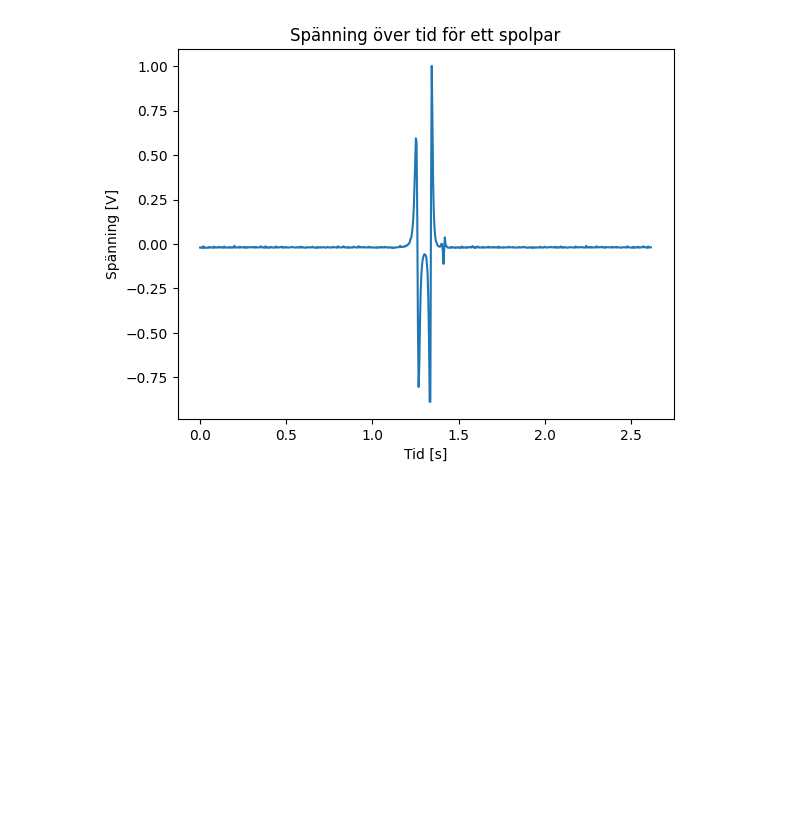
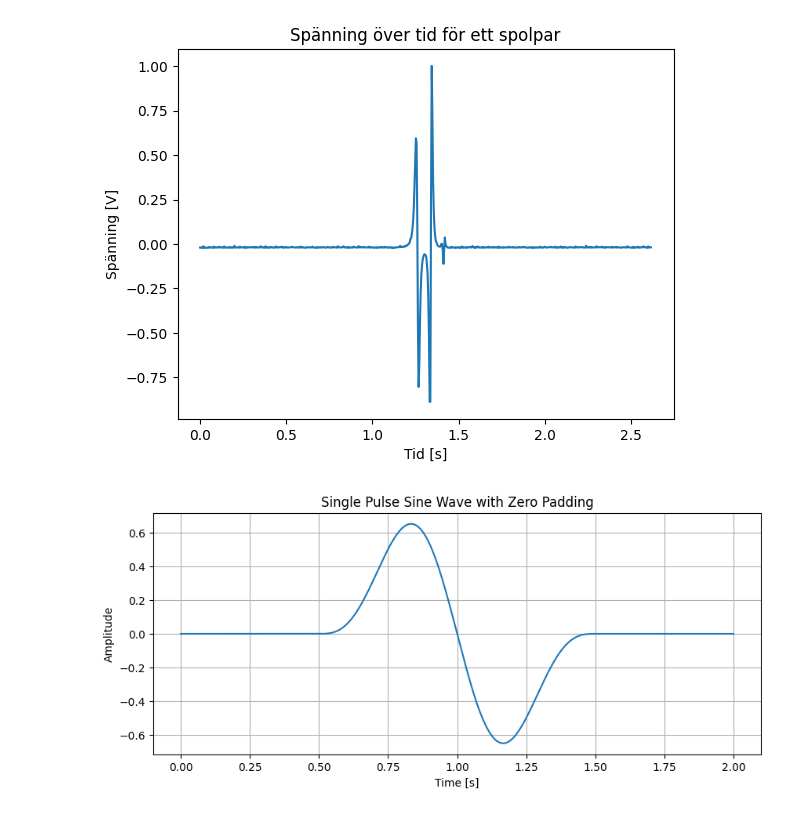
Before and after one commit to Hobbit0419/Uni_code, a Jupyter notebook: exp_met/projekt/lilg.ipynb, the cells around one changed output. Saved outputs shown, nothing was run; the diff lists cells and outputs as text; code cells hidden in the pictures; blank space fills up the shorter version.

```diff
--- a/exp_met/projekt/lilg.ipynb
+++ b/exp_met/projekt/lilg.ipynb
@@ -104,3 +124,45 @@ ax.set_title('Spänning över tid för ett spolpar')
 # %% [output]
 Text(0.5, 1.0, 'Spänning över tid för ett spolpar')
 [figure]
+# %%
+import numpy as np
+import matplotlib.pyplot as plt
+
+# Parameters
+fs = 1000  # Sampling frequency
+f = 1  # Frequency of the sine wave
+duration = 1  # Duration of the sine wave in seconds
+padding_duration = 0.5  # Duration of zero padding before and after the pulse in seconds
+
+# Time arrays
+t_pulse = np.arange(0, duration, 1/fs)
+t_padding = np.arange(0, padding_duration, 1/fs)
+
+# Sine wave
+sine_wave = np.sin(2 * np.pi * f * t_pulse)
+
+# Create a window to form a single pulse (Hann window)
+window = np.hanning(len(sine_wave))
+
+# Apply window to sine wave to get a single pulse
+single_pulse = sine_wave * window
+
+# Zero padding
+zero_padding = np.zeros(len(t_padding))
+
+# Concatenate padding and pulse
+signal = np.concatenate((zero_padding, single_pulse, zero_padding))
+
+# Time array for the entire signal
+t_total = np.arange(0, duration + 2 * padding_duration, 1/fs)
+
+# Plot the single pulse sine wave with zero padding
+plt.figure(figsize=(10, 4))
+plt.plot(t_total, signal)
+plt.title('Single Pulse Sine Wave with Zero Padding')
+plt.xlabel('Time [s]')
+plt.ylabel('Amplitude')
+plt.grid(True)
+plt.show()
+# %% [output]
+[figure, added]
```
Also changed, not shown: parts of 2 cells of this notebook, 3 other files.
